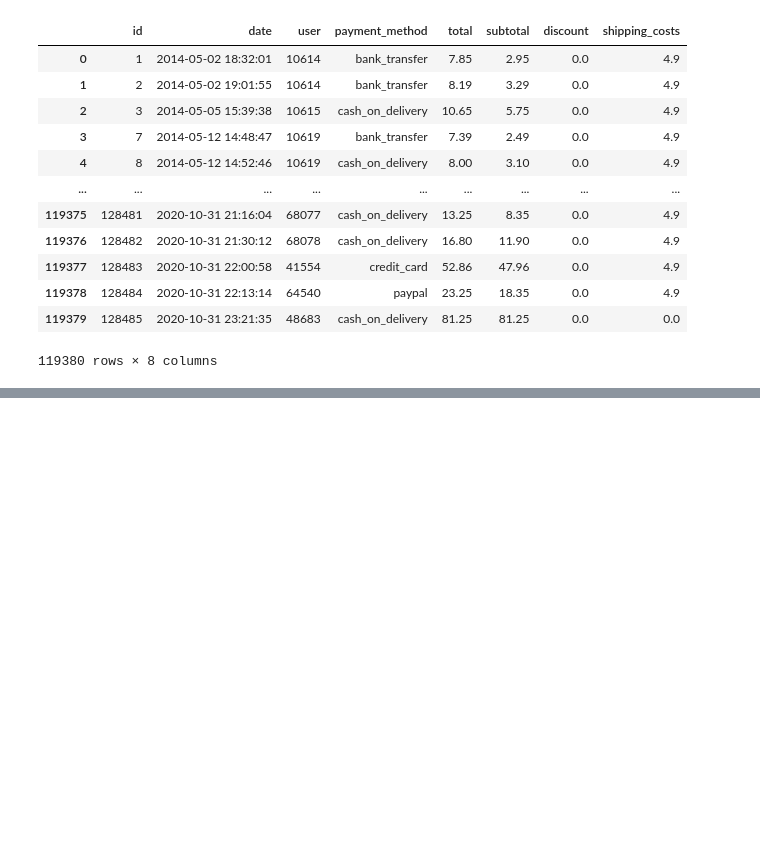
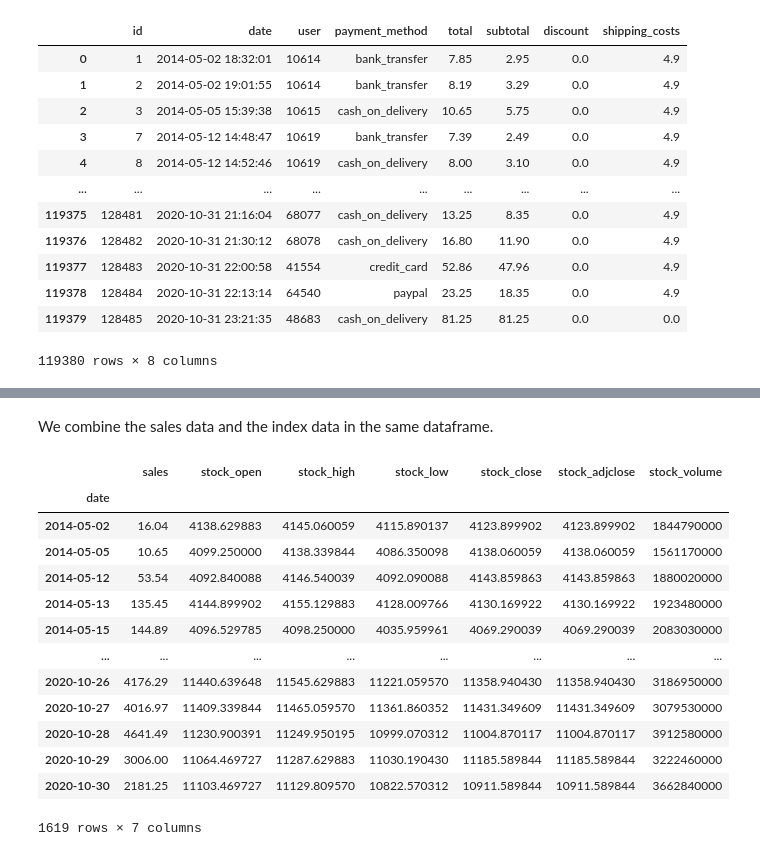
Before and after one commit to carrascosanchez/master-thesis, a Jupyter notebook: master-thesis.ipynb, the cells around one changed output, grey strips where cells are left out. Cells and saved outputs as stored; diff of their text form; code cells hidden in the pictures; blank space fills up the shorter version.

Commit message:
Data loading and cleaning

```diff
--- a/master-thesis.ipynb
+++ b/master-thesis.ipynb
@@ -52,0 +163,2 @@ sales_data_df
+# %%
+stock_data_df.index.name = 'date'
@@ -52,0 +182,41 @@ sales_data_df
+# %% [markdown]
+We combine the sales data and the index data in the same dataframe.
+# %%
+daily_sales_df = pd.merge(left=daily_sales_df,
+                          right=stock_data_df,
+                          left_index=True,
+                          right_index=True,
+                          how='inner')
+# %%
+daily_sales_df = daily_sales_df.rename({'Open':'stock_open',
+                                        'High':'stock_high',
+                                        'Low':'stock_low',
+                                        'Close':'stock_close',
+                                        'Adj Close':'stock_adjclose',
+                                        'Volume':'stock_volume'},
+                                       axis=1)
+# %%
+daily_sales_df = daily_sales_df[['sales',
+                                 'stock_open',
+                                 'stock_high',
+                                 'stock_low',
+                                 'stock_close',
+                                 'stock_adjclose',
+                                 'stock_volume']]
+# %%
+daily_sales_df
+# %% [output]
+|  | sales | stock_open | stock_high | stock_low | stock_close | stock_adjclose | stock_volume |
+| date |  |  |  |  |  |  |  |
+| 2014-05-02 | 16.04 | 4138.629883 | 4145.060059 | 4115.890137 | 4123.899902 | 4123.899902 | 1844790000 |
+| 2014-05-05 | 10.65 | 4099.250000 | 4138.339844 | 4086.350098 | 4138.060059 | 4138.060059 | 1561170000 |
+| 2014-05-12 | 53.54 | 4092.840088 | 4146.540039 | 4092.090088 | 4143.859863 | 4143.859863 | 1880020000 |
+| 2014-05-13 | 135.45 | 4144.899902 | 4155.129883 | 4128.009766 | 4130.169922 | 4130.169922 | 1923480000 |
+| 2014-05-15 | 144.89 | 4096.529785 | 4098.250000 | 4035.959961 | 4069.290039 | 4069.290039 | 2083030000 |
+| ... | ... | ... | ... | ... | ... | ... | ... |
+| 2020-10-26 | 4176.29 | 11440.639648 | 11545.629883 | 11221.059570 | 11358.940430 | 11358.940430 | 3186950000 |
+| 2020-10-27 | 4016.97 | 11409.339844 | 11465.059570 | 11361.860352 | 11431.349609 | 11431.349609 | 3079530000 |
+| 2020-10-28 | 4641.49 | 11230.900391 | 11249.950195 | 10999.070312 | 11004.870117 | 11004.870117 | 3912580000 |
+| 2020-10-29 | 3006.00 | 11064.469727 | 11287.629883 | 11030.190430 | 11185.589844 | 11185.589844 | 3222460000 |
+| 2020-10-30 | 2181.25 | 11103.469727 | 11129.809570 | 10822.570312 | 10911.589844 | 10911.589844 | 3662840000 |
+1619 rows × 7 columns
```
Also changed, not shown: parts of 25 cells of this notebook.
